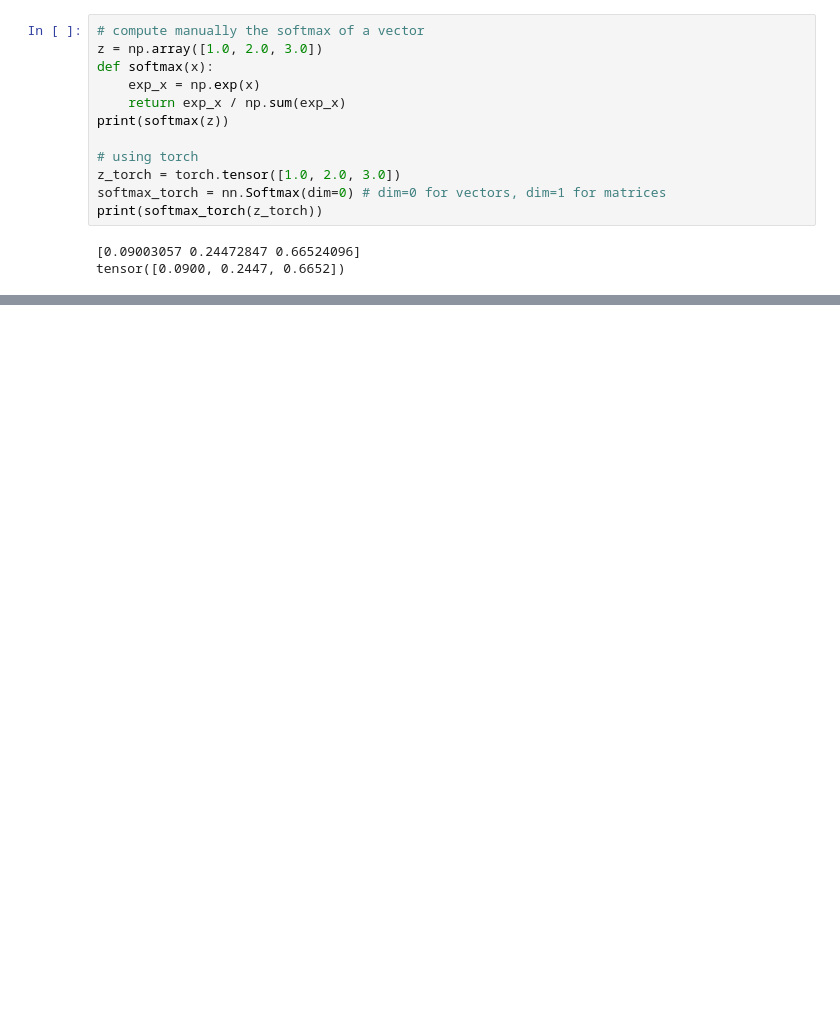
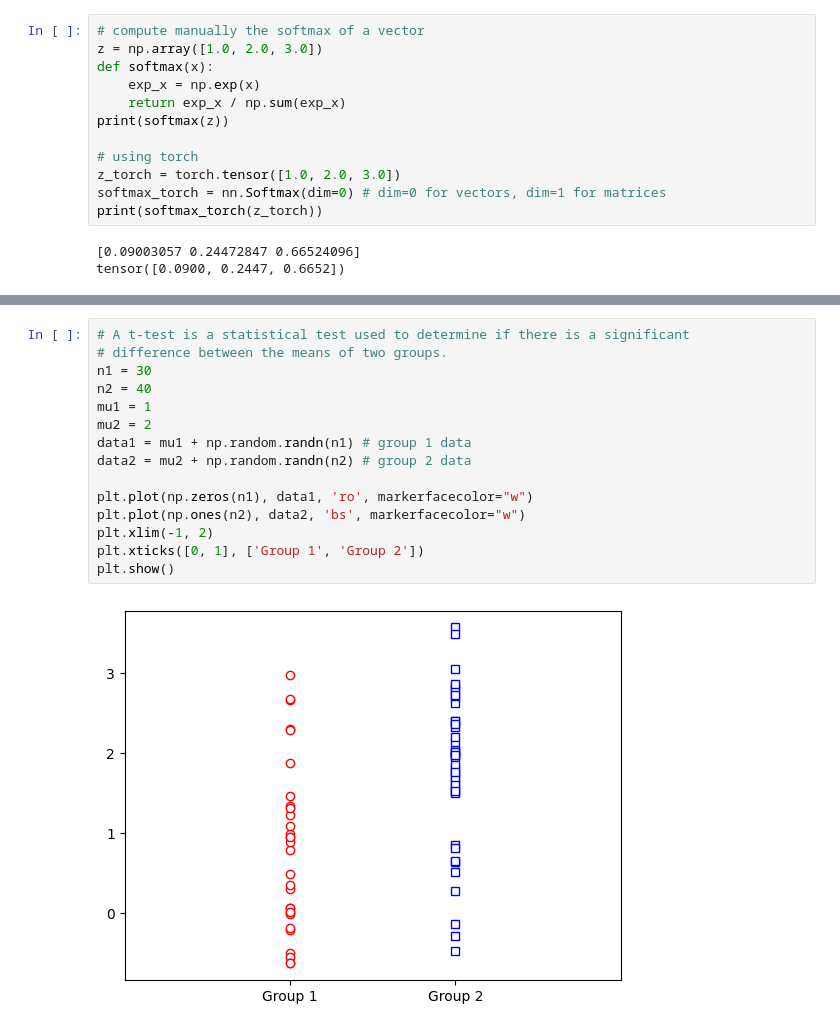
Before and after one commit to pablogasco1/deep-learning, a Jupyter notebook: notebooks/math_operations.ipynb, the cells around one changed output, grey strips where cells are left out. Cells and saved outputs as stored; diff of their text form; blank space fills up the shorter version.

```diff
--- a/notebooks/math_operations.ipynb
+++ b/notebooks/math_operations.ipynb
@@ -120,0 +239,17 @@ plt.plot(z, softmax(z), "ko")
+# %%
+# A t-test is a statistical test used to determine if there is a significant
+# difference between the means of two groups.
+n1 = 30
+n2 = 40
+mu1 = 1
+mu2 = 2
+data1 = mu1 + np.random.randn(n1) # group 1 data
+data2 = mu2 + np.random.randn(n2) # group 2 data
+
+plt.plot(np.zeros(n1), data1, 'ro', markerfacecolor="w")
+plt.plot(np.ones(n2), data2, 'bs', markerfacecolor="w")
+plt.xlim(-1, 2)
+plt.xticks([0, 1], ['Group 1', 'Group 2'])
+plt.show()
+# %% [output]
+[figure, added]
```
Also changed, not shown: parts of 20 cells of this notebook, 2 other files.
